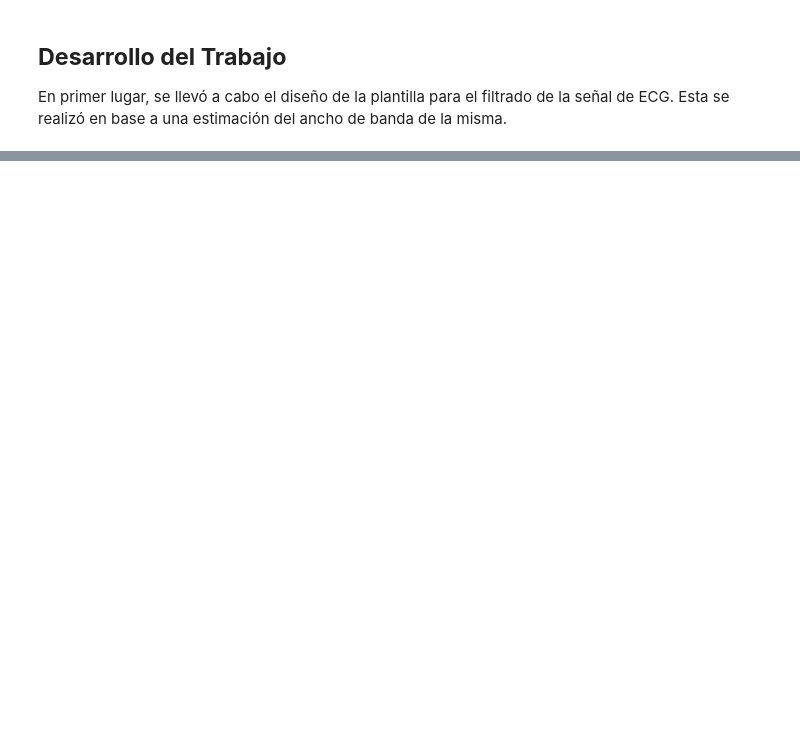
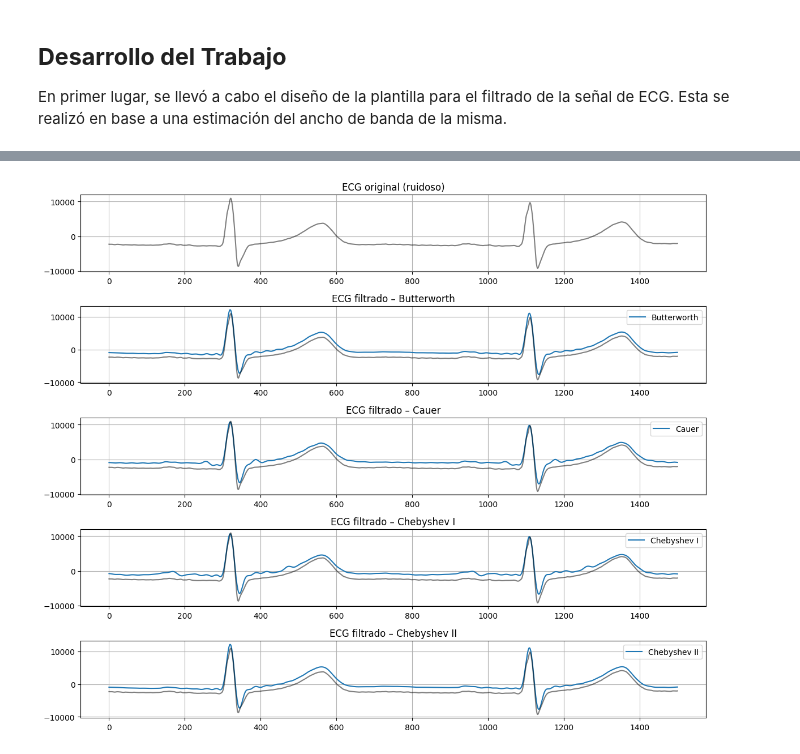
Before and after one commit to mtaranilla/APS_2025, a Jupyter notebook: TS_TARANILLA_SALGADO/TS8_FiltradoDigitalECG/TS8_FiltradoLinealECG_SALGADO_TARANILLA.ipynb, the cells around one changed output, grey strips where cells are left out. Cells and saved outputs as stored; diff of their text form; code cells hidden in the pictures; blank space fills up the shorter version.

```diff
--- a/TS_TARANILLA_SALGADO/TS8_FiltradoDigitalECG/TS8_FiltradoLinealECG_SALGADO_TARANILLA.ipynb
+++ b/TS_TARANILLA_SALGADO/TS8_FiltradoDigitalECG/TS8_FiltradoLinealECG_SALGADO_TARANILLA.ipynb
@@ -34,0 +163,47 @@ En primer lugar, se llevó a cabo el diseño de la plantilla para el filtrado de
+# %%
+#Región de interés 1 [4000:5500] - zona no ruidosa
+
+plt.figure(figsize=(12,10))
+
+# Señal original
+plt.subplot(5,1,1)
+plt.plot(ecg_one_lead[4000:5500], color='k', alpha=0.5)
+plt.title('ECG original (ruidoso)')
+plt.grid(True)
+
+# Butterworth
+plt.subplot(5,1,2)
+plt.plot(ecg_filt_butter[4000:5500], label='Butterworth')
+plt.plot(ecg_one_lead[4000:5500], color='k', alpha=0.5)
+plt.title('ECG filtrado – Butterworth')
+plt.legend()
+plt.grid(True)
+
+# Cauer / Elliptic
+plt.subplot(5,1,3)
+plt.plot(ecg_filt_cauer[4000:5500], label='Cauer')
+plt.plot(ecg_one_lead[4000:5500], color='k', alpha=0.5)
+plt.title('ECG filtrado – Cauer')
+plt.legend()
+plt.grid(True)
+
+# Chebyshev I
+plt.subplot(5,1,4)
+plt.plot(ecg_filt_cheby1[4000:5500], label='Chebyshev I')
+plt.plot(ecg_one_lead[4000:5500], color='k', alpha=0.5)
+plt.title('ECG filtrado – Chebyshev I')
+plt.legend()
+plt.grid(True)
+
+# Chebyshev II
+plt.subplot(5,1,5)
+plt.plot(ecg_filt_cheby2[4000:5500], label='Chebyshev II')
+plt.plot(ecg_one_lead[4000:5500], color='k', alpha=0.5)
+plt.title('ECG filtrado – Chebyshev II')
+plt.legend()
+plt.grid(True)
+
+plt.tight_layout()
+plt.show()
+# %% [output]
+[figure, added]
```
Also changed, not shown: parts of 31 cells of this notebook.
